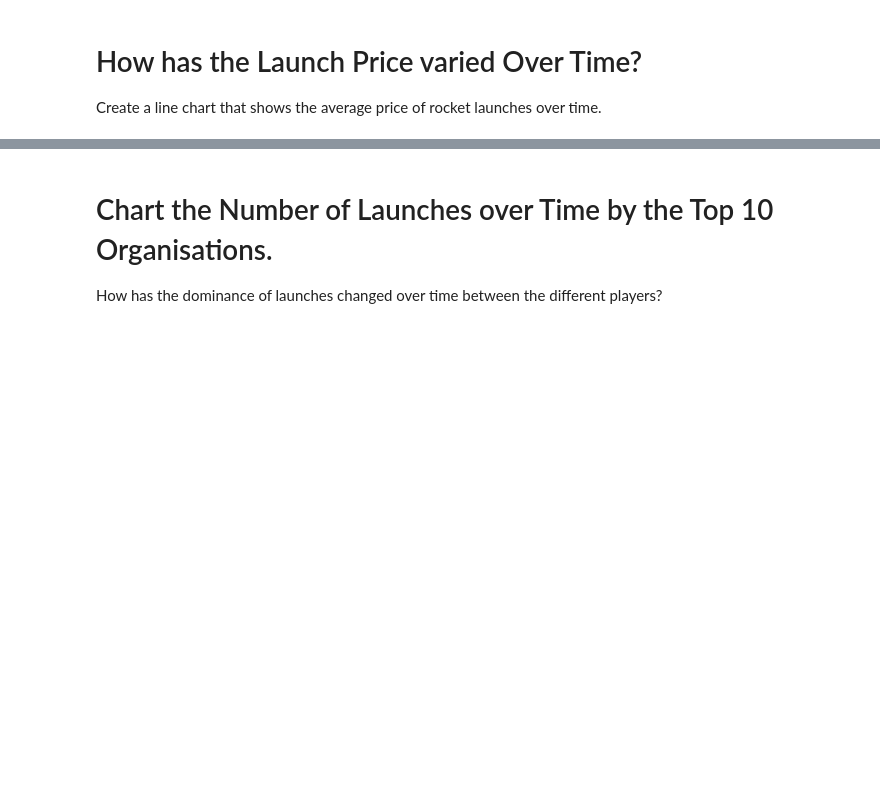
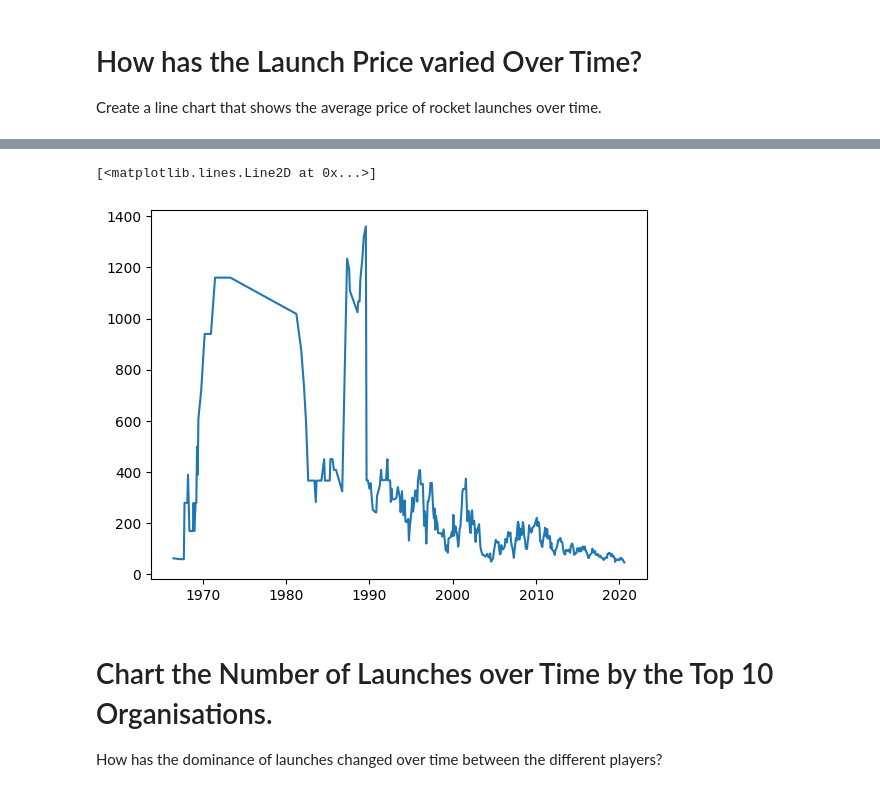
Before and after one commit to Bill-khk/Data-analysis, a Jupyter notebook: SpaceMissions/data/Space_Missions_Analysis.ipynb, the cells around one changed output, grey strips where cells are left out. Cells and saved outputs as stored; diff of their text form; code cells hidden in the pictures; blank space fills up the shorter version.

```diff
--- a/SpaceMissions/data/Space_Missions_Analysis.ipynb
+++ b/SpaceMissions/data/Space_Missions_Analysis.ipynb
@@ -715,3 +738,8 @@ Create a line chart that shows the average price of rocket launches over time.
+# %%
+plt.plot(lpot_r.index, lpot_r.values)
+# %% [output]
+[<matplotlib.lines.Line2D at 0x...>]
+[figure, added]
 # %% [markdown]
 # Chart the Number of Launches over Time by the Top 10 Organisations.
 
```
Also changed, not shown: parts of 22 cells of this notebook.
